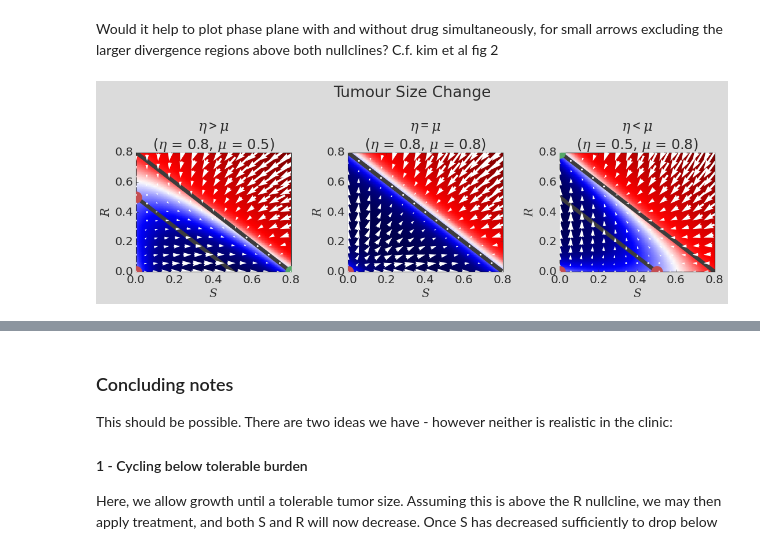
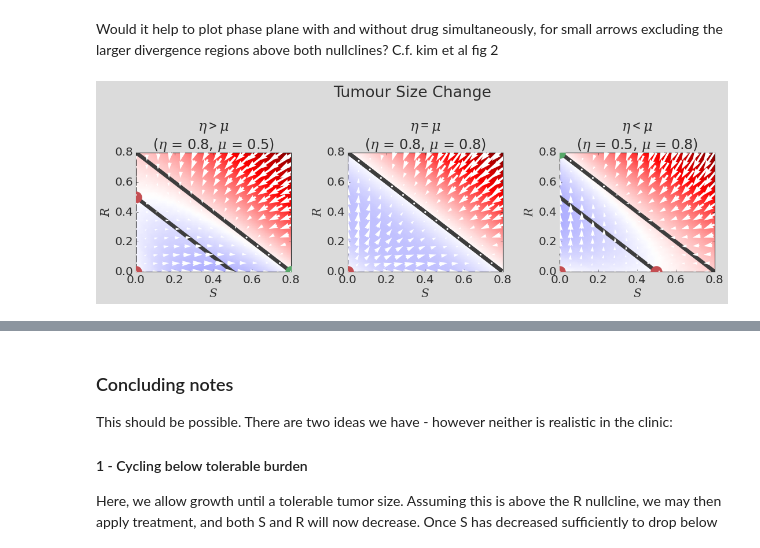
Before and after one commit to KCGallagher/AT_Model_Comparison, a Jupyter notebook: lotka_volterra/stationary_states.ipynb, the cells around one changed output, grey strips where cells are left out. Cells and saved outputs as stored; diff of their text form; code cells hidden in the pictures.

```diff
--- a/lotka_volterra/stationary_states.ipynb
+++ b/lotka_volterra/stationary_states.ipynb
@@ -733,26 +735,27 @@ def mesh_size_change(ax, ns, box_num = 20, **kwargs):
     S_dot = lambda S, R, ns: ns.rS*S * (1 - (S+R) / ns.K) * (1-ns.dD) - ns.dS*S
     R_dot = lambda S, R, ns: ns.rR*R * (1 - (S+R) / ns.K) - ns.dR*R
 
-    ax.pcolormesh(S, R, S_dot(S, R, ns) + R_dot(S, R, ns), shading='gouraud', **kwargs)
+    mesh = ax.pcolormesh(S, R, S_dot(S, R, ns) + R_dot(S, R, ns), shading='gouraud', **kwargs)
+    return mesh
 # %%
 fig, axs = plt.subplots(1,3,figsize=(14,5))
 from matplotlib.colors import CenteredNorm, SymLogNorm
 
 # List points by stability condition, in form [[x1, x2], [y1, y2]] for each region
 stable_sets = [[[nss[0].K*nss[0].eta],[0]], [[],[]], [[0],[nss[2].K*nss[2].mu]]]
 unstable_sets = [[[0,0],[0,nss[0].K*nss[0].mu]], [[0], [0]], [[0,nss[2].K*nss[2].eta], [0,0]]]
 titles = [r'$\eta > \mu$', r'$\eta = \mu$', r'$\eta < \mu$']
 
 for i, ax in enumerate(axs):
     ax.set_xlim(0, 0.8); ax.set_ylim(0, 0.8)
     plot_nullclines(ax, nss[i], colors = ['#3d3d3d']*2, alpha=1)
     plot_colored_stationary_states(ax, stable_sets[i], unstable_sets[i])
     plot_phase_arrows(ax, nss[i], point_num=15, scale=0.06, width=0.013, pivot = 'tip', color='w', zorder=10)
-    mesh_size_change(ax, nss[i], box_num=50, cmap='seismic_r', norm = SymLogNorm(linthresh=0.002))
+    mesh_size_change(ax, nss[i], box_num=50, cmap='seismic_r', norm=CenteredNorm())
     ax.set_title(titles[i] + f"\n($\eta$ = {nss[i].eta:.1f}, $\mu$ = {nss[i].mu:.1f})")
     ax.get_legend().remove(); ax.set_xticks(ax.get_xticks()[::2]); ax.set_yticks(ax.get_yticks()[::2])
 
 fig.suptitle('Tumour Size Change', fontsize=24)
 plt.tight_layout()
 # %% [output]
-[figure, old version]
+[figure, new version]
```
Also changed, not shown: parts of 12 cells of this notebook.
